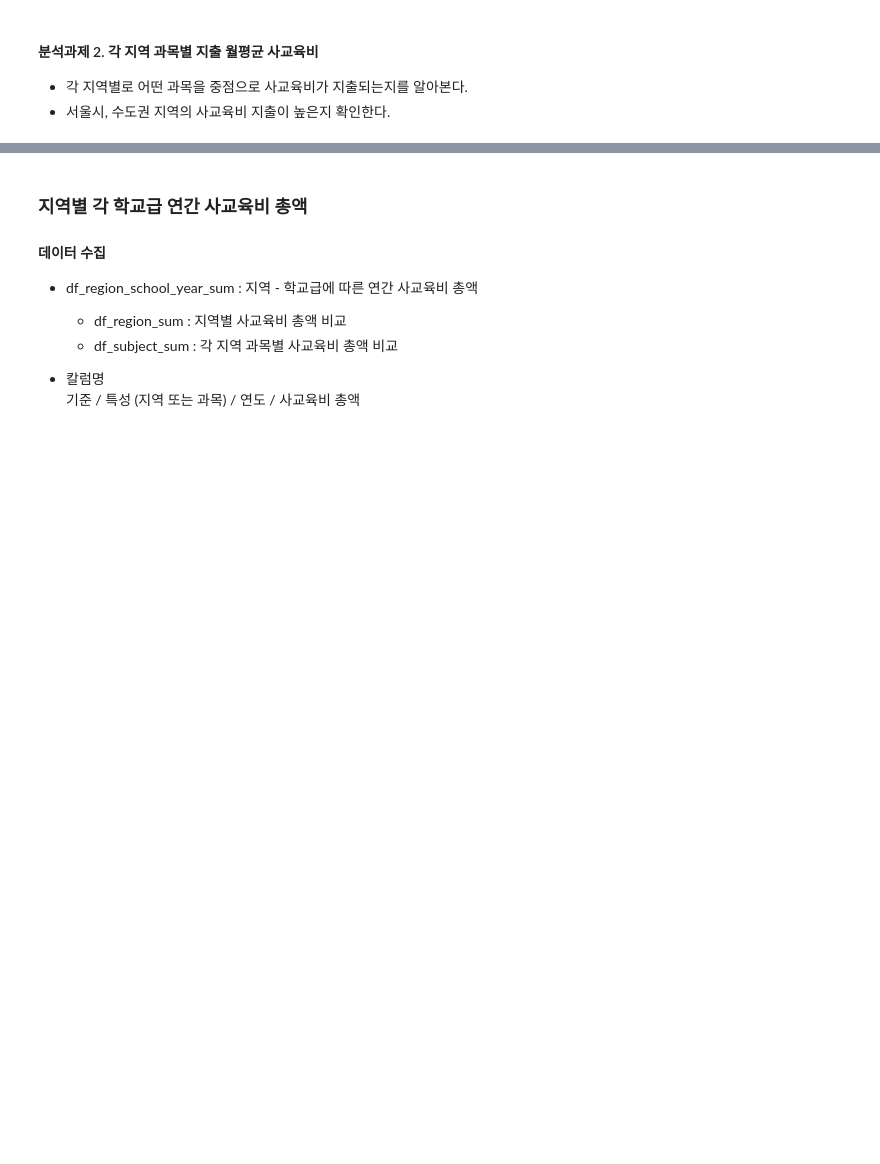
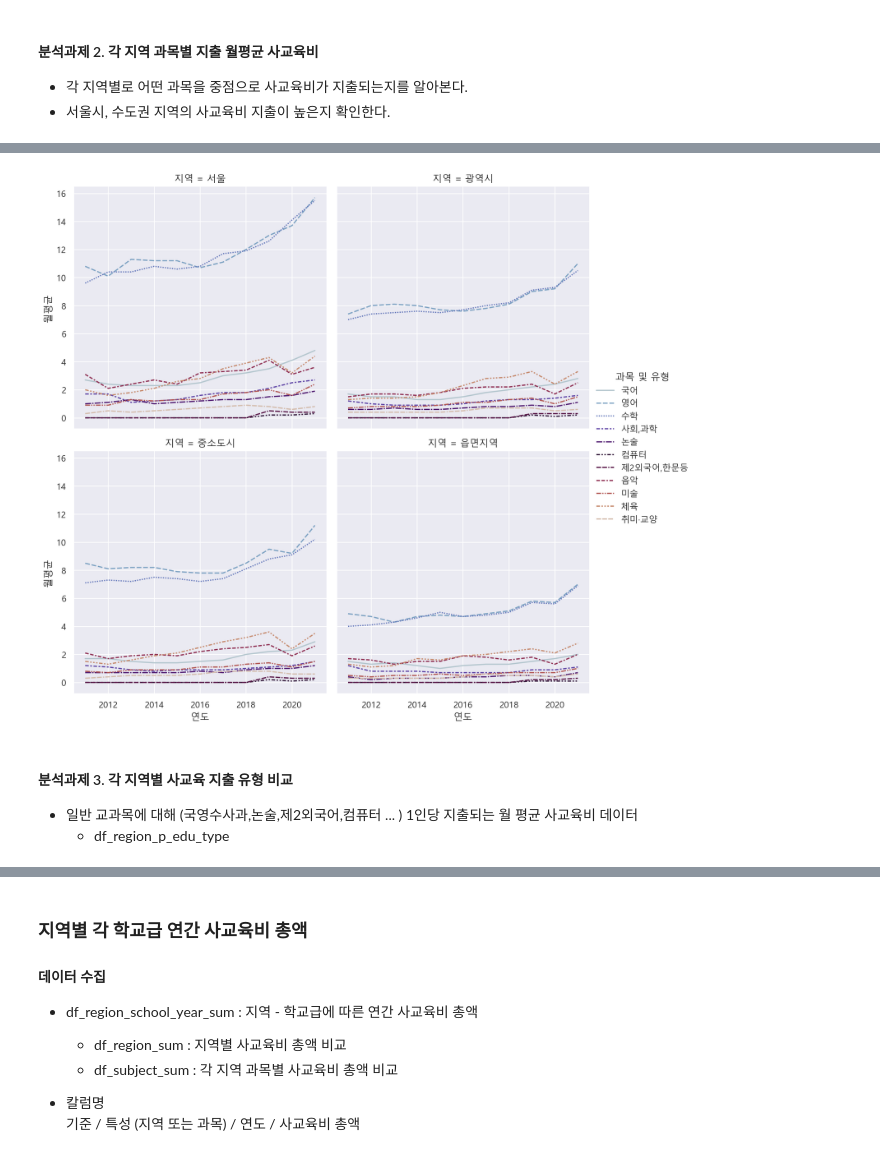
Before and after one commit to moonstar97/Structure, a Jupyter notebook: 가설1번_EDA.ipynb, the cells around one changed output, grey strips where cells are left out. Cells and saved outputs as stored; diff of their text form; code cells hidden in the pictures; blank space fills up the shorter version.

```diff
--- a/가설1번_EDA.ipynb
+++ b/가설1번_EDA.ipynb
@@ -216,0 +280,9 @@ df_region_subject.head()
+# %%
+sns.relplot(data = df_region_subject ,x='연도',y='월평균',hue='과목 및 유형',style = '과목 및 유형',col='지역',col_wrap=2,kind='line', palette="twilight")
+plt.show()
+# %% [output]
+[figure, added]
+# %% [markdown]
+#### 분석과제 3. 각 지역별 사교육 지출 유형 비교
+- 일반 교과목에 대해 (국영수사과,논술,제2외국어,컴퓨터 ... ) 1인당 지출되는 월 평균 사교육비 데이터
+    - df_region_p_edu_type
```
Also changed, not shown: parts of 42 cells of this notebook, 1 other file.
